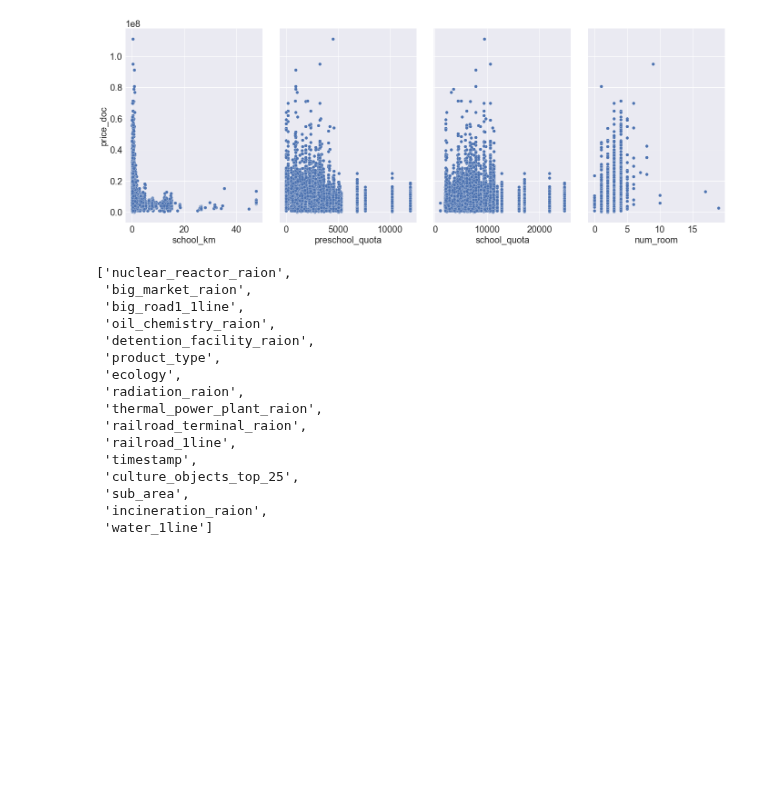
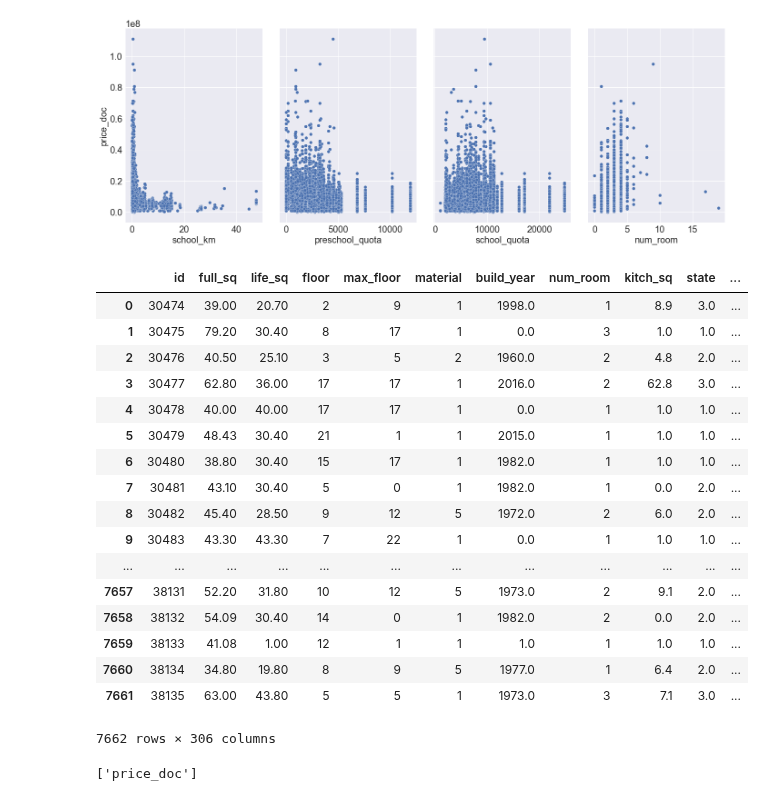
Before and after one commit to sominw/Kaggle, a Jupyter notebook: Russian Housing Market/First_Start.ipynb, the cells around one changed output. Saved outputs shown, nothing was run; the diff lists cells and outputs as text; code cells hidden in the pictures; blank space fills up the shorter version.

```diff
--- a/Russian Housing Market/First_Start.ipynb
+++ b/Russian Housing Market/First_Start.ipynb
@@ -108,19 +86,29 @@ cols = [key for key in dict(train_df.dtypes) if dict(train_df.dtypes)[key] in ['
-# %%
-cols
-# %% [output]
-['nuclear_reactor_raion',
- 'big_market_raion',
- 'big_road1_1line',
- 'oil_chemistry_raion',
- 'detention_facility_raion',
- 'product_type',
- 'ecology',
- 'radiation_raion',
- 'thermal_power_plant_raion',
- 'railroad_terminal_raion',
- 'railroad_1line',
- 'timestamp',
- 'culture_objects_top_25',
- 'sub_area',
- 'incineration_raion',
- 'water_1line']
+# %%
+train_df = pd.get_dummies(train_df.drop(['timestamp','sub_area'], axis=1))
+test_df = pd.get_dummies(test_df.drop(['timestamp','sub_area'], axis=1))
+# %%
+train_df.fillna(train_df.median(),inplace=True)
+test_df.fillna(test_df.median(), inplace=True)
+# %% [output]
+|  | id | full_sq | life_sq | floor | max_floor | material | build_year | num_room | kitch_sq | state | ... |
+| 0 | 30474 | 39.00 | 20.70 | 2 | 9 | 1 | 1998.0 | 1 | 8.9 | 3.0 | ... |
+| 1 | 30475 | 79.20 | 30.40 | 8 | 17 | 1 | 0.0 | 3 | 1.0 | 1.0 | ... |
+| 2 | 30476 | 40.50 | 25.10 | 3 | 5 | 2 | 1960.0 | 2 | 4.8 | 2.0 | ... |
+| 3 | 30477 | 62.80 | 36.00 | 17 | 17 | 1 | 2016.0 | 2 | 62.8 | 3.0 | ... |
+| 4 | 30478 | 40.00 | 40.00 | 17 | 17 | 1 | 0.0 | 1 | 1.0 | 1.0 | ... |
+| 5 | 30479 | 48.43 | 30.40 | 21 | 1 | 1 | 2015.0 | 1 | 1.0 | 1.0 | ... |
+| 6 | 30480 | 38.80 | 30.40 | 15 | 17 | 1 | 1982.0 | 1 | 1.0 | 1.0 | ... |
+| 7 | 30481 | 43.10 | 30.40 | 5 | 0 | 1 | 1982.0 | 1 | 0.0 | 2.0 | ... |
+| 8 | 30482 | 45.40 | 28.50 | 9 | 12 | 5 | 1972.0 | 2 | 6.0 | 2.0 | ... |
+| 9 | 30483 | 43.30 | 43.30 | 7 | 22 | 1 | 0.0 | 1 | 1.0 | 1.0 | ... |
+| ... | ... | ... | ... | ... | ... | ... | ... | ... | ... | ... | ... |
+| 7657 | 38131 | 52.20 | 31.80 | 10 | 12 | 5 | 1973.0 | 2 | 9.1 | 2.0 | ... |
+| 7658 | 38132 | 54.09 | 30.40 | 14 | 0 | 1 | 1982.0 | 2 | 0.0 | 2.0 | ... |
+| 7659 | 38133 | 41.08 | 1.00 | 12 | 1 | 1 | 1.0 | 1 | 1.0 | 1.0 | ... |
+| 7660 | 38134 | 34.80 | 19.80 | 8 | 9 | 5 | 1977.0 | 1 | 6.4 | 2.0 | ... |
+| 7661 | 38135 | 63.00 | 43.80 | 5 | 5 | 1 | 1973.0 | 3 | 7.1 | 3.0 | ... |
+7662 rows × 306 columns
+# %%
+list(set(train_df.columns.values) - set(test_df.drop('id',axis=1).columns.values))
+# %% [output]
+['price_doc']
```
Also changed, not shown: parts of 10 cells of this notebook, 1 other file.
